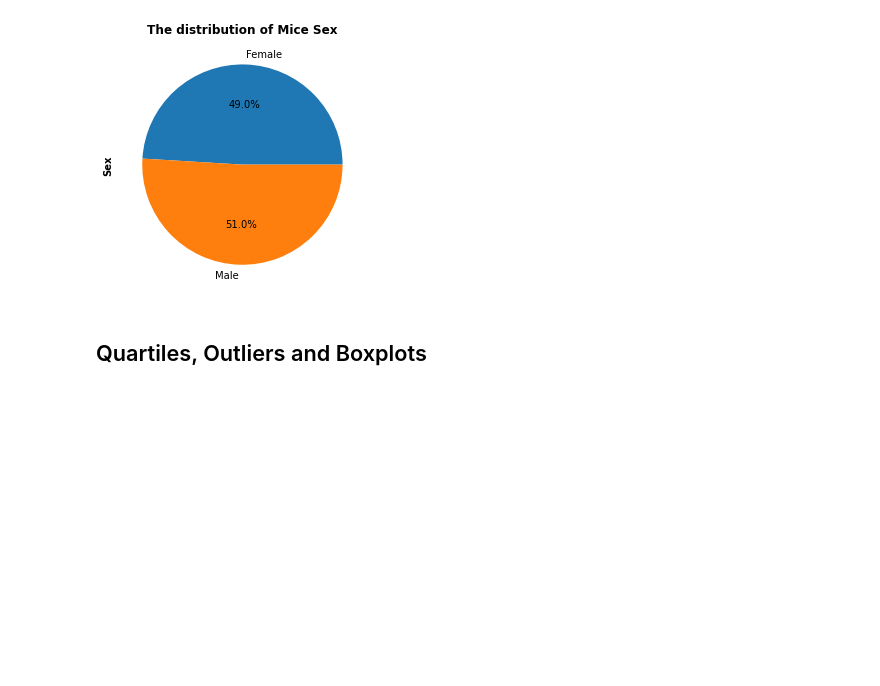
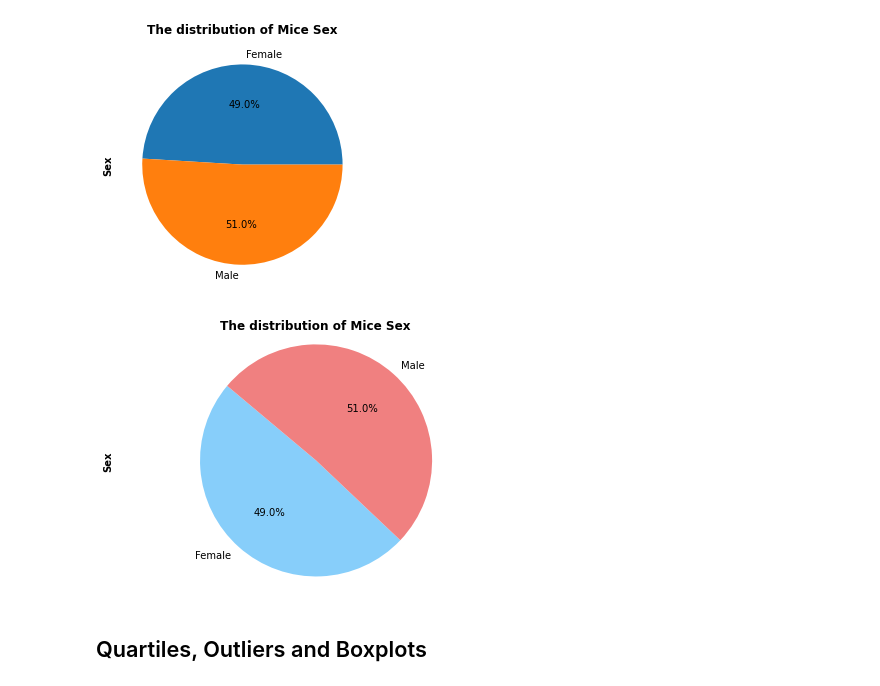
Before and after one commit to abpuccini/matplotlib-challenge, a Jupyter notebook: pymaceuticals_analysis.ipynb, the cells around one changed output. Cells and saved outputs as stored; diff of their text form; code cells hidden in the pictures; blank space fills up the shorter version.

```diff
--- a/pymaceuticals_analysis.ipynb
+++ b/pymaceuticals_analysis.ipynb
@@ -182,3 +194,30 @@ pd_bar_mice_sex.figure.savefig('Images/pd_bar_mice_sex.png')
+# %%
+# **Using pyplot** Generate a pie plot showing the distribution of female versus male mice
+# Set x_axis and colors
+sex = sex_mice.index
+colors = ['lightskyblue','lightcoral']
+
+# Create pie chart
+py_bar_mice_sex = plt.pie(sex_mice, labels=sex_mice.index, autopct="%1.1f%%", colors=colors, startangle=140)
+
+# Create axes which are equal so we have a perfect circle
+plt.axis("equal")
+
+# Set x/y label, title and show the bar graph
+plt.title('The distribution of Mice Sex', fontweight = 'bold')
+plt.ylabel('Sex', fontweight = 'bold')
+plt.tight_layout()
+
+# Save an image of pie chart
+plt.savefig('Images/py_pie_mice_sex.png')
+
+# Present the bar chart
+plt.show()
+
+# To close pyplot
+plt.close()
+# %% [output]
+[figure, added]
 # %% [markdown]
 ## Quartiles, Outliers and Boxplots
 # %%
```
Also changed, not shown: parts of 5 cells of this notebook, 3 other files.
